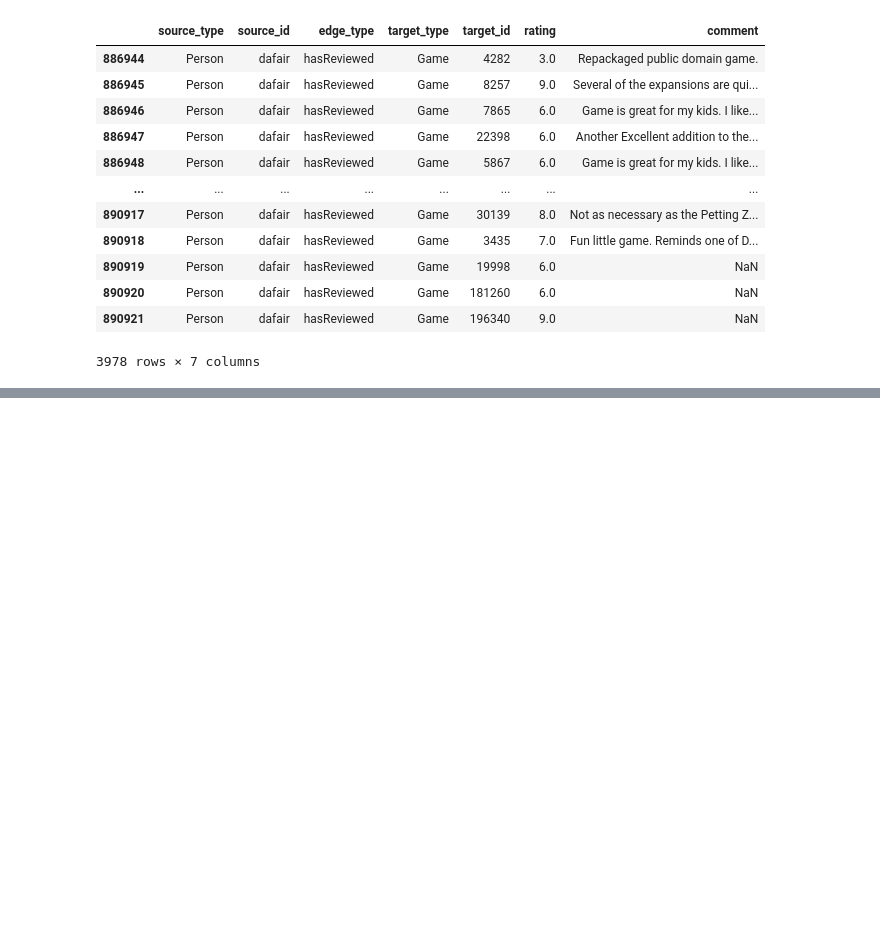
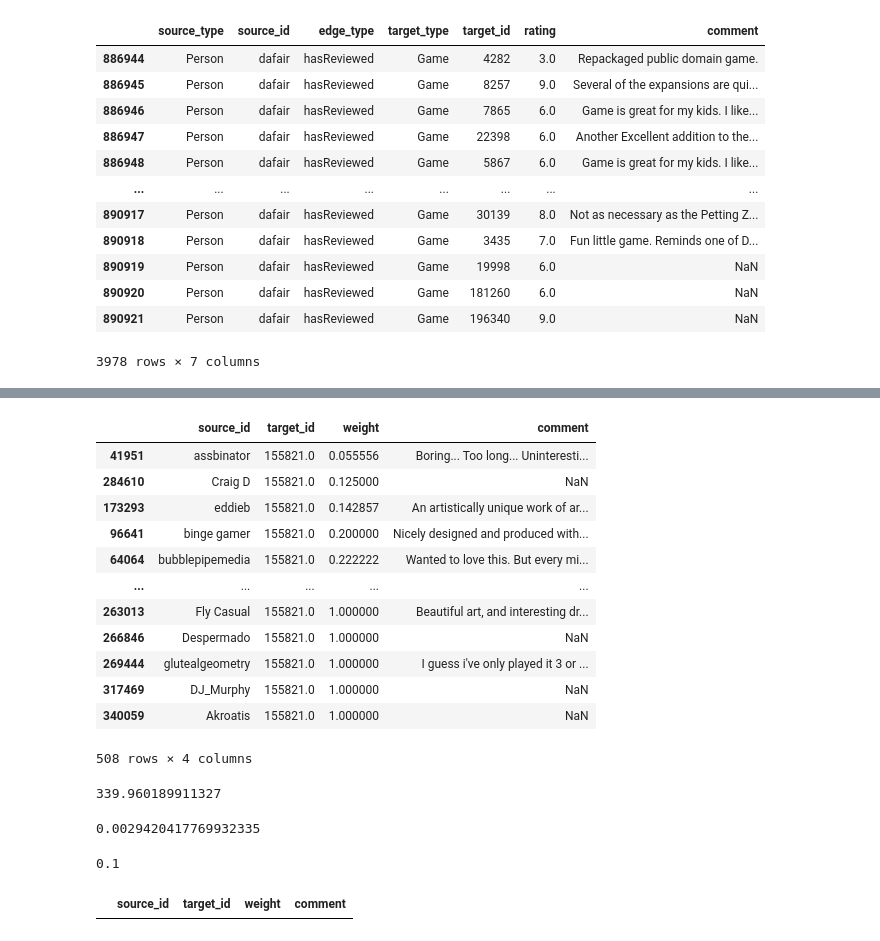
Before and after one commit to c-macmillan/BoardGameRecommender, a Jupyter notebook: notebooks/EDA.ipynb, the cells around one changed output, grey strips where cells are left out. Drawn from its saved outputs; the diff is of its cells as text; code cells hidden in the pictures; blank space fills up the shorter version.

```diff
--- a/notebooks/EDA.ipynb
+++ b/notebooks/EDA.ipynb
@@ -69,0 +98,2 @@ review_df[review_df['source_id']=='dafair']
+# %%
+review_df_processed = pd.read_csv("../data/processed/hasReviewedEdge_processed.csv")
@@ -69,0 +120,32 @@ review_df[review_df['source_id']=='dafair']
+# %%
+review_df_processed[review_df_processed['target_id']==155821].sort_values(by="weight")
+# %% [output]
+|  | source_id | target_id | weight | comment |
+| 41951 | assbinator | 155821.0 | 0.055556 | Boring... Too long... Uninteresti... |
+| 284610 | Craig D | 155821.0 | 0.125000 | NaN |
+| 173293 | eddieb | 155821.0 | 0.142857 | An artistically unique work of ar... |
+| 96641 | binge gamer | 155821.0 | 0.200000 | Nicely designed and produced with... |
+| 64064 | bubblepipemedia | 155821.0 | 0.222222 | Wanted to love this. But every mi... |
+| ... | ... | ... | ... | ... |
+| 263013 | Fly Casual | 155821.0 | 1.000000 | Beautiful art, and interesting dr... |
+| 266846 | Despermado | 155821.0 | 1.000000 | NaN |
+| 269444 | glutealgeometry | 155821.0 | 1.000000 | I guess i've only played it 3 or ... |
+| 317469 | DJ_Murphy | 155821.0 | 1.000000 | NaN |
+| 340059 | Akroatis | 155821.0 | 1.000000 | NaN |
+508 rows × 4 columns
+# %%
+review_df_processed[review_df_processed['target_id']==155821]['weight'].sum()
+# %% [output]
+339.960189911327
+# %%
+1/339.9
+# %% [output]
+0.0029420417769932335
+# %%
+1/10
+# %% [output]
+0.1
+# %%
+review_df_processed[review_df_processed['source_id']==3]
+# %% [output]
+|  | source_id | target_id | weight | comment |
```
Also changed, not shown: parts of 13 cells of this notebook, 12 other files.
